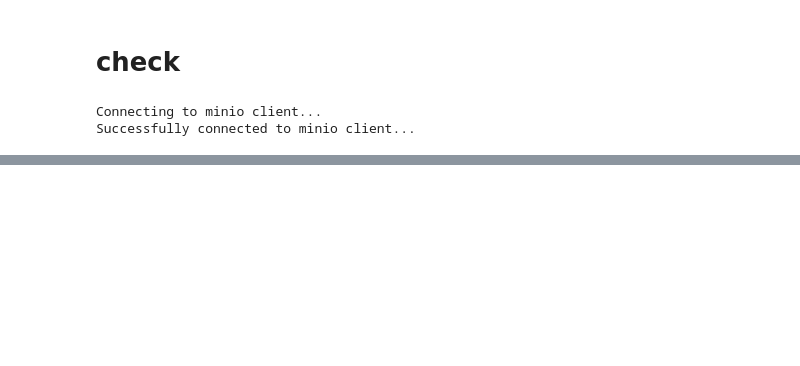
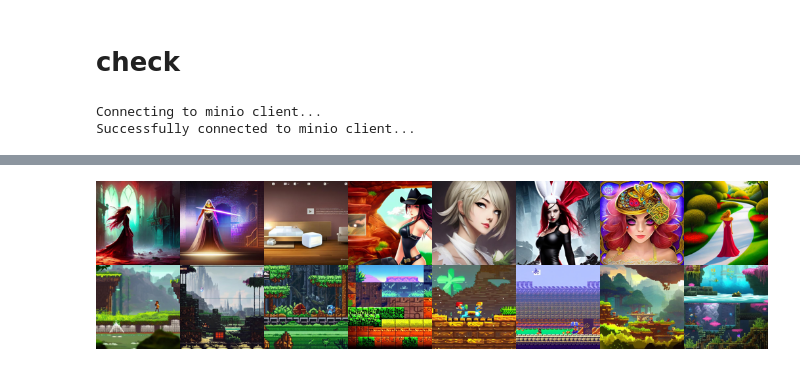
Before and after one commit to kk-digital/kcg-ml-image-pipeline, a Jupyter notebook: scripts/notebooks/han/021_rank_model-ensemble.ipynb, the cells around one changed output, grey strips where cells are left out. Cells and saved outputs as stored; diff of their text form; code cells hidden in the pictures; blank space fills up the shorter version.

```diff
--- a/scripts/notebooks/han/021_rank_model-ensemble.ipynb
+++ b/scripts/notebooks/han/021_rank_model-ensemble.ipynb
@@ -500,3 +510,29 @@ def show_images(file_paths):
     images = images.reshape(num_rows, num_rows, target_size, target_size, 3)
     images = np.concatenate(np.concatenate(images, axis=-3), axis=-2)
     return Image.fromarray(images)
+
+def show_pairs(file_paths_1, file_paths_2):
+
+    n = len(file_paths_1)
+
+    target_size = 1024 // n
+
+    images_1 = list()
+    for file_path in tqdm(file_paths_1, leave=False):
+        img = get_image_by_path(file_path)
+        images_1.append(np.array(img.resize((target_size, target_size))))
+
+    images_1 = np.stack(images_1)
+    images_1 = np.concatenate(images_1, axis=-2)
+
+    images_2 = list()
+    for file_path in tqdm(file_paths_2, leave=False):
+        img = get_image_by_path(file_path)
+        images_2.append(np.array(img.resize((target_size, target_size))))
+
+    images_2 = np.stack(images_2)
+    images_2 = np.concatenate(images_2, axis=-2)
+
+    images = np.concatenate([images_1, images_2], axis=-3)
+
+    return Image.fromarray(images)
@@ -527,0 +558,6 @@ show_images(file_paths[selected.index[-16:]])
+# %%
+selected = ordered_pairs[delta < -2]
+# %%
+show_pairs(selected['image_1'][:8], selected['image_2'][:8])
+# %% [output]
+[figure, added]
```
Also changed, not shown: parts of 20 cells of this notebook.
